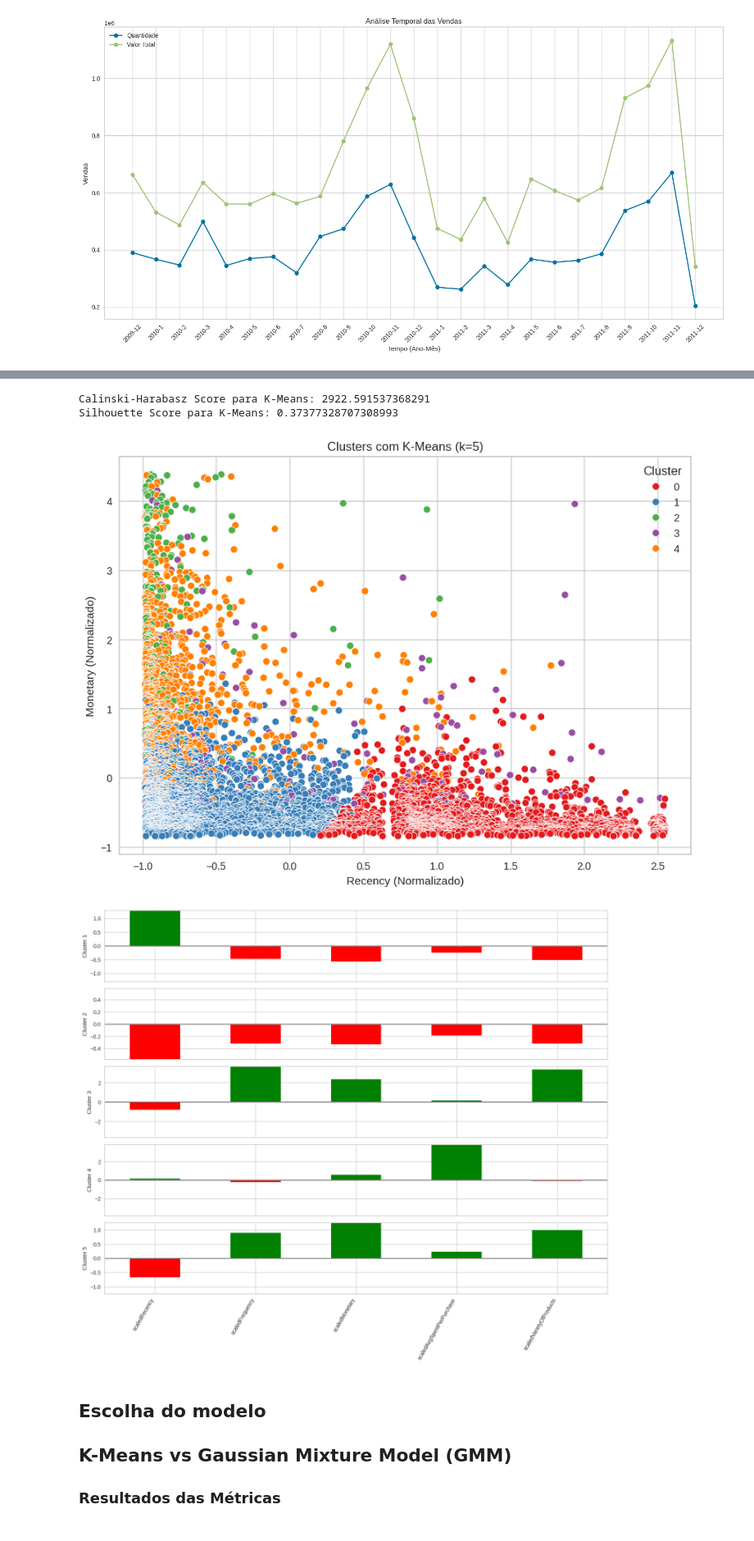
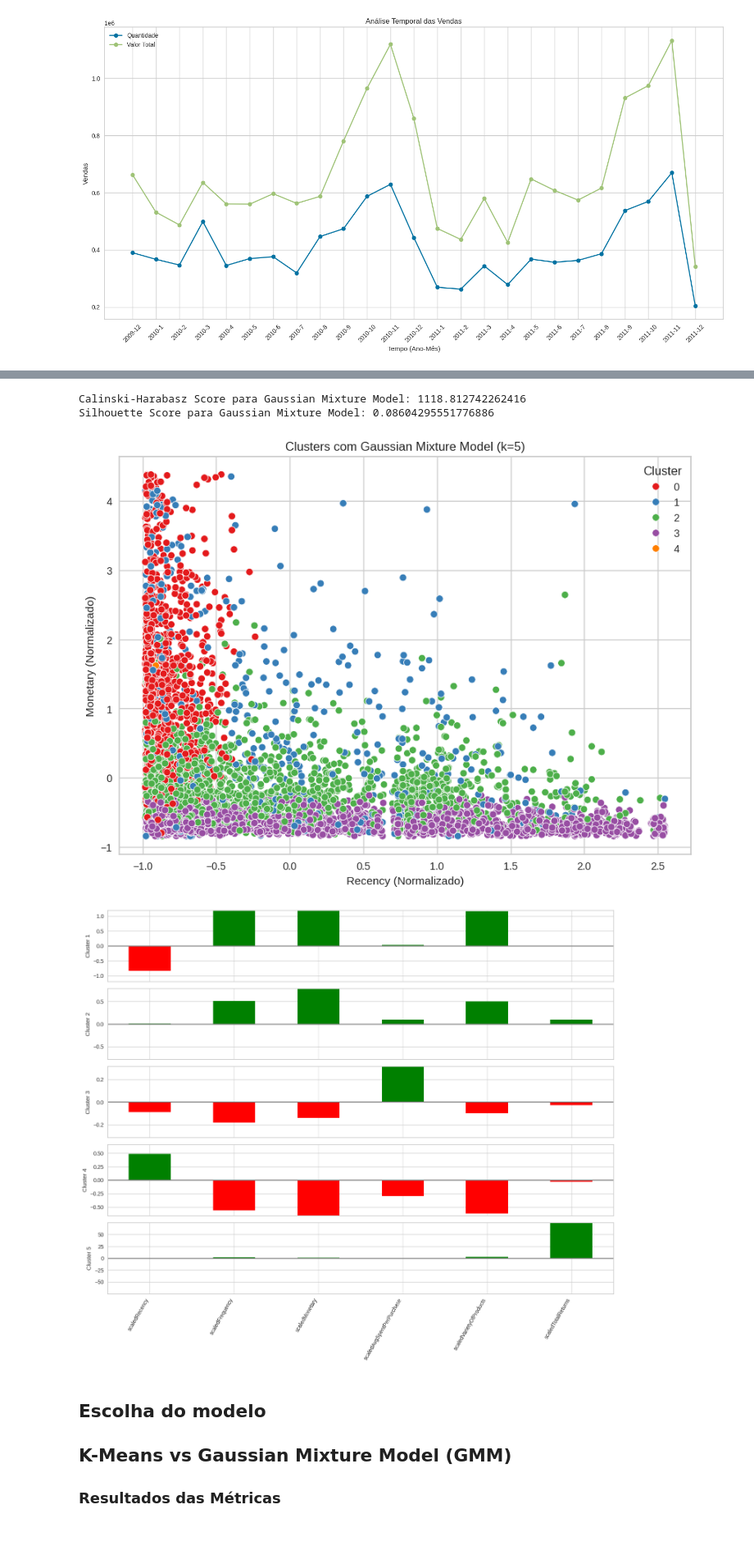
Before and after one commit to KoreTane/interesting, a Jupyter notebook: ClusterC.ipynb, the cells around one changed output, grey strips where cells are left out. Shown at 82% size. Cells and saved outputs as stored; diff of their text form; code cells hidden in the pictures.

```diff
--- a/ClusterC.ipynb
+++ b/ClusterC.ipynb
@@ -307,18 +362,12 @@ import pandas as pd
 # o KElbowVisualizer auxilia na seleção do número ideal de clusters para algoritmos de agrupamento, o método do cotovelo é utilizado
 # onde a distorção (soma das distâncias quadráticas dos pontos aos centros) é plotada em função do número de clusters (K)
 # O ponto onde a curva se achata indica o número ideal de clusters.
-final_df_pd = final_df.select("features").toPandas()
-
-features_df = final_df_pd["features"].apply(pd.Series)
+# Converter as colunas normalizadas para um Pandas DataFrame
+final_df_pd = scaled_data.select("scaledRecency", "scaledFrequency", "scaledMonetary", "scaledAvgSpentPerPurchase", "scaledVarietyOfProducts", "scaledTotalReturns").toPandas()
+# Aplicar Análise do Cotovelo
 scaler = StandardScaler()
-df_rfm_clip_scaled = scaler.fit_transform(features_df)
-
+df_rfm_clip_scaled = scaler.fit_transform(final_df_pd)
 model = KMeans()
-
-model.fit(df_rfm_clip_scaled)
-
 visualizer = KElbowVisualizer(model, k=(2, 10), timings=False)
-
 visualizer.fit(df_rfm_clip_scaled)
-visualizer.show()
 # %% [output]
@@ -377,56 +448,59 @@ plt.show()
 # %%
-# Definir o número de clusters para Kmeans
-k = 5
+# Definir o número de clusters
+ideal_clusters = 5
 
-kmeans = KMeans(n_clusters=k, random_state=1)
-model = kmeans.fit(df_rfm_clip_scaled)
+# Aplicar Gaussian Mixture Model com o número ideal de clusters
+gmm = GaussianMixture(n_components=ideal_clusters, random_state=1)
+gmm.fit(df_rfm_clip_scaled)
 
-clusters_pd = features_df.copy()
-clusters_pd['prediction'] = model.labels_
+# Prever os clusters
+clusters_gmm = gmm.predict(df_rfm_clip_scaled)
 
 # Calcular Calinski-Harabasz Score
-ch_score_kmeans = calinski_harabasz_score(df_rfm_clip_scaled, model.labels_)
-print(f'Calinski-Harabasz Score para K-Means: {ch_score_kmeans}')
+ch_score_gmm = calinski_harabasz_score(df_rfm_clip_scaled, clusters_gmm)
+print(f'Calinski-Harabasz Score para Gaussian Mixture Model: {ch_score_gmm}')
 
 # Calcular Silhouette Score
-silhouette_score_kmeans = silhouette_score(df_rfm_clip_scaled, model.labels_)
-print(f'Silhouette Score para K-Means: {silhouette_score_kmeans}')
+silhouette_score_gmm = silhouette_score(df_rfm_clip_scaled, clusters_gmm)
+print(f'Silhouette Score para Gaussian Mixture Model: {silhouette_score_gmm}')
 
-features_df = pd.DataFrame(df_rfm_clip_scaled, columns=["scaledRecency", "scaledFrequency", "scaledMonetary", "scaledAvgSpentPerPurchase", "scaledVarietyOfProducts"])
-features_df['prediction'] = clusters_pd['prediction']
+# Criar DataFrame com as características normalizadas e previsões de clusters
+features_df = pd.DataFrame(df_rfm_clip_scaled, columns=["scaledRecency", "scaledFrequency", "scaledMonetary", "scaledAvgSpentPerPurchase", "scaledVarietyOfProducts", "scaledTotalReturns"])
+features_df['prediction'] = clusters_gmm
 
+# Plotar os clusters
 plt.figure(figsize=(10, 7))
 sns.scatterplot(data=features_df, x="scaledRecency", y="scaledMonetary", hue="prediction", palette="Set1")
-plt.title(f'Clusters com K-Means (k={k})')
+plt.title(f'Clusters com Gaussian Mixture Model (k={ideal_clusters})')
 plt.xlabel('Recency (Normalizado)')
 plt.ylabel('Monetary (Normalizado)')
 plt.legend(title='Cluster')
 plt.show()
 
-# Cria um DataFrame com os centros dos clusters do K-Means
-centers = pd.DataFrame(kmeans.cluster_centers_, columns=features_df.columns[:-1])
+# Cria um DataFrame com os centros dos clusters do GMM
+centers = pd.DataFrame(gmm.means_, columns=features_df.columns[:-1])
 
 # Adaptado do livro "Practical Statistics for Data Scientists"
-fig, axes = plt.subplots(nrows=k, figsize=(14, 12), sharex=True)
+fig, axes = plt.subplots(nrows=ideal_clusters, figsize=(14, 12), sharex=True)
 
 for i, ax in enumerate(axes):
     center = centers.loc[i, :]
     maxPC = 1.01 * center.abs().max()
     colors = ['green' if l > 0 else 'red' for l in center]
     center.plot.bar(ax=ax, color=colors)
     ax.set_ylabel(f'Cluster {i+1}')
     ax.set_ylim(-maxPC, maxPC)
     ax.axhline(color='gray')
     ax.xaxis.set_ticks_position('none')
 
 plt.xticks(rotation=60, ha='right')
 plt.tight_layout()
 plt.show()
 # %% [output]
-Calinski-Harabasz Score para K-Means: 2922.591537368291
-Silhouette Score para K-Means: 0.37377328707308993
+Calinski-Harabasz Score para Gaussian Mixture Model: 1118.812742262416
+Silhouette Score para Gaussian Mixture Model: 0.08604295551776886
-[figure, old version]
+[figure, new version]
-[figure, old version]
+[figure, new version]
 # %% [markdown]
 ## Escolha do modelo
 
```
Also changed, not shown: parts of 9 cells of this notebook.
